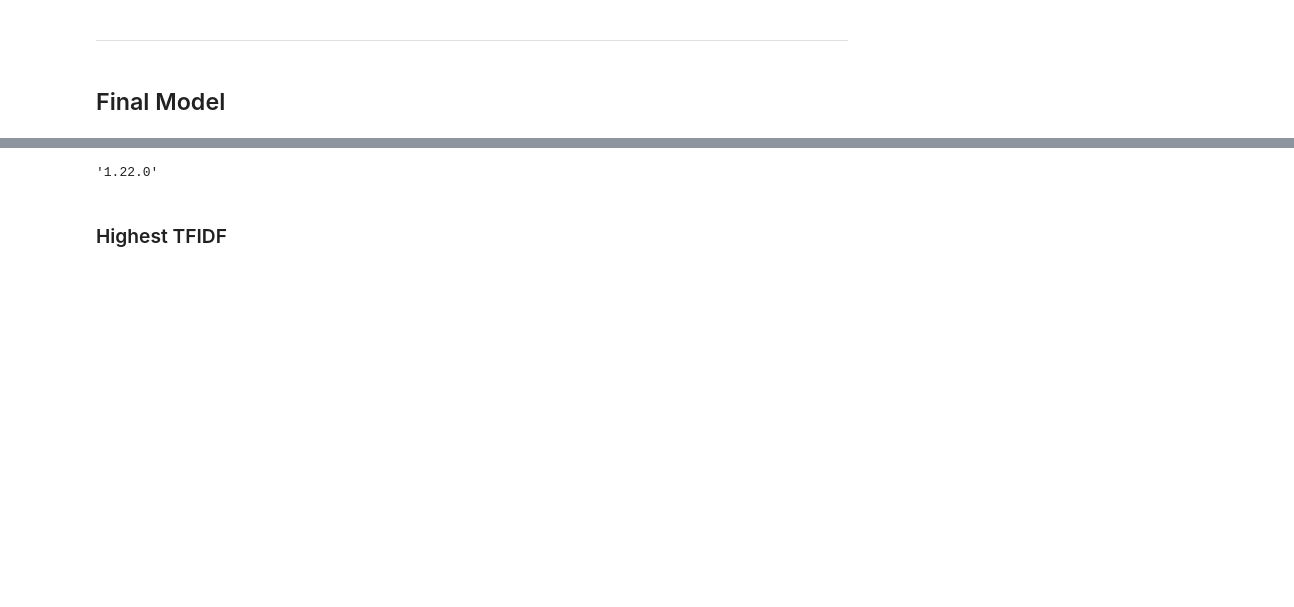
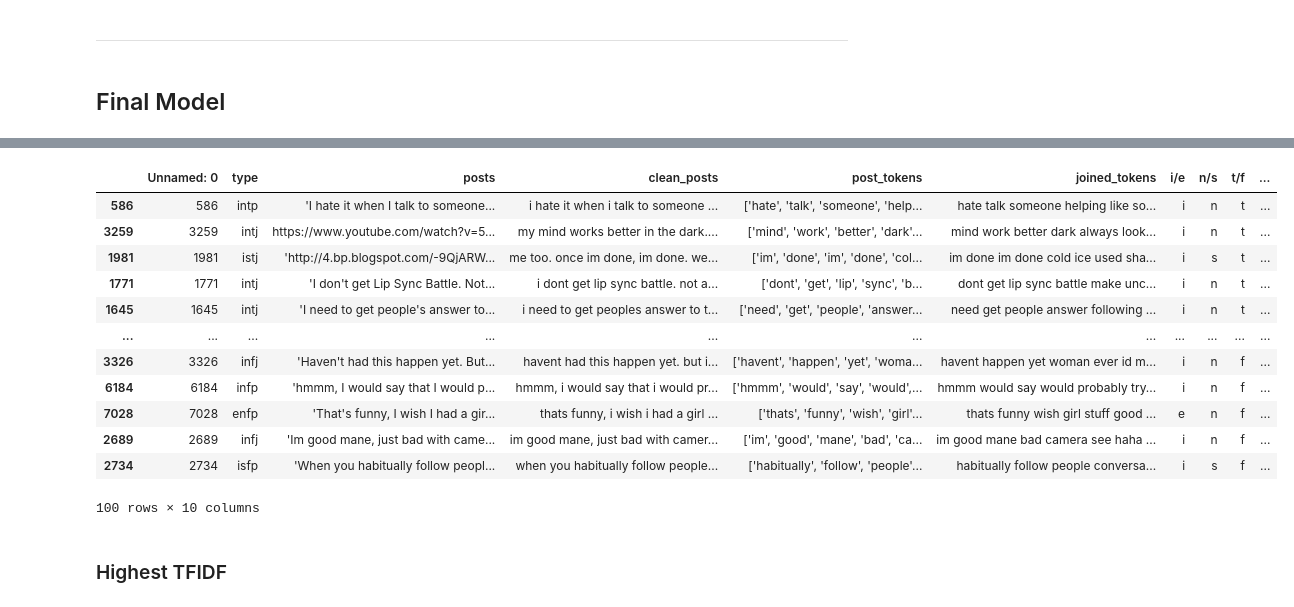
Before and after one commit to westonshuken/Automatic-Personality-Prediction, a Jupyter notebook: index.ipynb, the cells around one changed output, grey strips where cells are left out. Saved outputs shown, nothing was run; the diff lists cells and outputs as text; code cells hidden in the pictures; blank space fills up the shorter version.

```diff
--- a/index.ipynb
+++ b/index.ipynb
@@ -911,4 +953,25 @@ weighted avg       0.79      0.79      0.79      2169
 testing_df = cafe_clean.iloc[y_test.index]
 # %%
 testing_set = pd.concat([y_test, X_test], axis=1)
+# %%
+t_sample = testing_df[testing_df['t/f'] == 't'].sample(50, replace=False, random_state=SEED)
+f_sample = testing_df[testing_df['t/f'] == 'f'].sample(50, replace=False, random_state=SEED)
+
+testingsample_set = pd.concat([t_sample, f_sample], axis=0)
+# %%
+testingsample_set
+# %% [output]
+|  | Unnamed: 0 | type | posts | clean_posts | post_tokens | joined_tokens | i/e | n/s | t/f | ... |
+| 586 | 586 | intp | 'I hate it when I talk to someone... | i hate it when i talk to someone ... | ['hate', 'talk', 'someone', 'help... | hate talk someone helping like so... | i | n | t | ... |
+| 3259 | 3259 | intj | https://www.youtube.com/watch?v=5... | my mind works better in the dark.... | ['mind', 'work', 'better', 'dark'... | mind work better dark always look... | i | n | t | ... |
+| 1981 | 1981 | istj | 'http://4.bp.blogspot.com/-9QjARW... | me too. once im done, im done. we... | ['im', 'done', 'im', 'done', 'col... | im done im done cold ice used sha... | i | s | t | ... |
+| 1771 | 1771 | intj | 'I don't get Lip Sync Battle. Not... | i dont get lip sync battle. not a... | ['dont', 'get', 'lip', 'sync', 'b... | dont get lip sync battle make unc... | i | n | t | ... |
+| 1645 | 1645 | intj | 'I need to get people's answer to... | i need to get peoples answer to t... | ['need', 'get', 'people', 'answer... | need get people answer following ... | i | n | t | ... |
+| ... | ... | ... | ... | ... | ... | ... | ... | ... | ... | ... |
+| 3326 | 3326 | infj | 'Haven't had this happen yet. But... | havent had this happen yet. but i... | ['havent', 'happen', 'yet', 'woma... | havent happen yet woman ever id m... | i | n | f | ... |
+| 6184 | 6184 | infp | 'hmmm, I would say that I would p... | hmmm, i would say that i would pr... | ['hmmm', 'would', 'say', 'would',... | hmmm would say would probably try... | i | n | f | ... |
+| 7028 | 7028 | enfp | 'That's funny, I wish I had a gir... | thats funny, i wish i had a girl ... | ['thats', 'funny', 'wish', 'girl'... | thats funny wish girl stuff good ... | e | n | f | ... |
+| 2689 | 2689 | infj | 'Im good mane, just bad with came... | im good mane, just bad with camer... | ['im', 'good', 'mane', 'bad', 'ca... | im good mane bad camera see haha ... | i | n | f | ... |
+| 2734 | 2734 | isfp | 'When you habitually follow peopl... | when you habitually follow people... | ['habitually', 'follow', 'people'... | habitually follow people conversa... | i | s | f | ... |
+100 rows × 10 columns
 # %%
@@ -922,4 +980,0 @@ import numpy as np
-# %%
-np.__version__
-# %% [output]
-'1.22.0'
```
Also changed, not shown: parts of 47 cells of this notebook, 4 other files.
